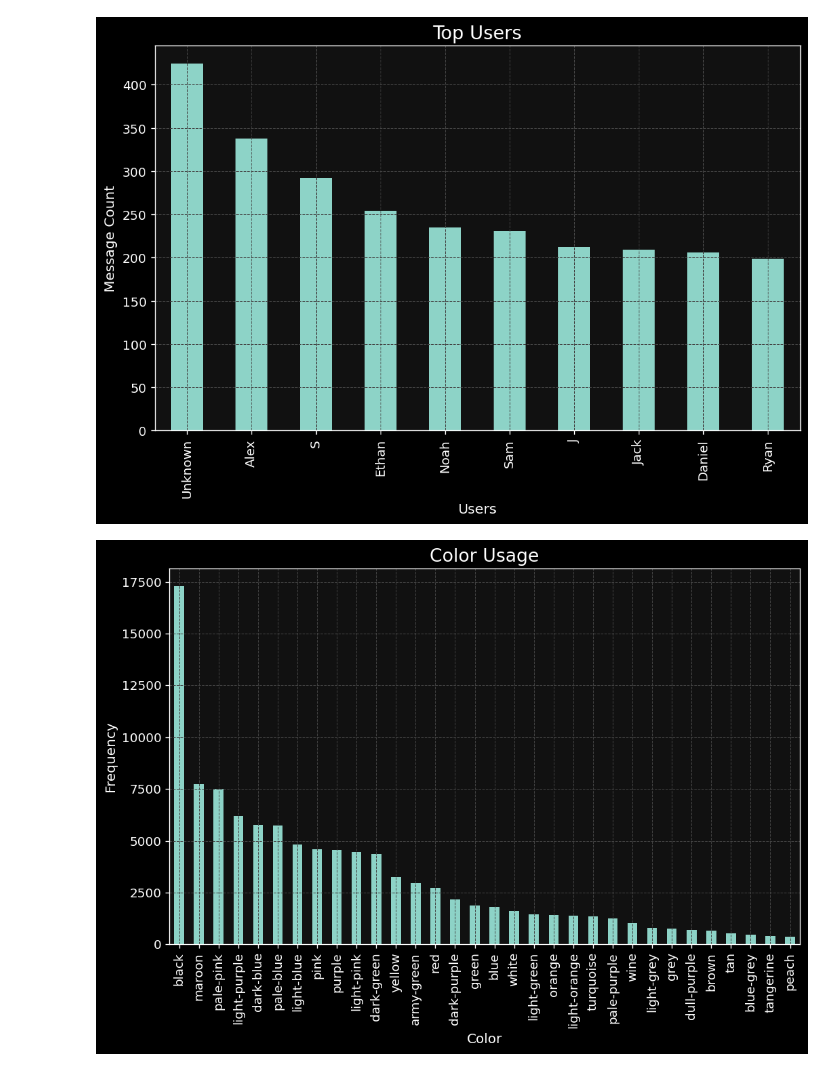
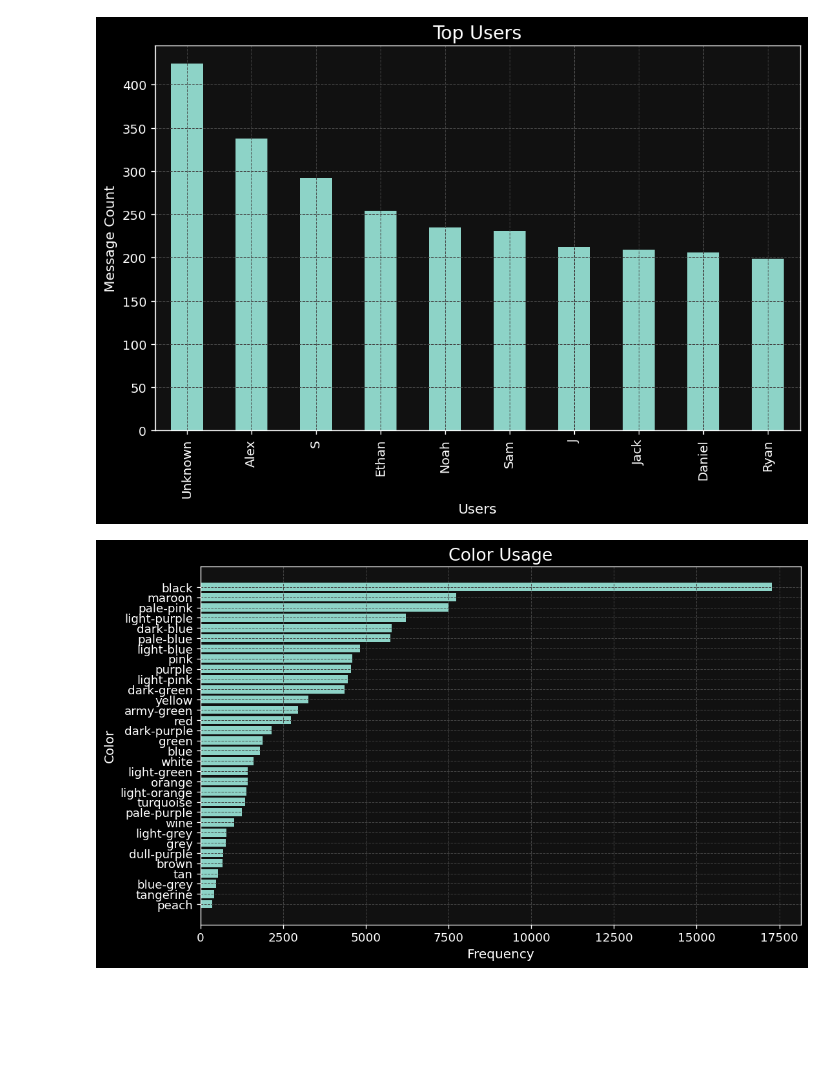
Before and after one commit to 456zamir8/Data_Science_Projects, a Jupyter notebook: Unsent_data/Unsent_project.ipynb, the cells around one changed output. Drawn from its saved outputs; the diff is of its cells as text; code cells hidden in the pictures; blank space fills up the shorter version.

```diff
--- a/Unsent_data/Unsent_project.ipynb
+++ b/Unsent_data/Unsent_project.ipynb
@@ -154,11 +154,14 @@ plt.show()
 # %% [output]
 [figure]
 # %%
-df['color'].value_counts().plot(kind='bar')
+color_counts = df['color'].value_counts().sort_values(ascending=True)
 
-plt.xlabel('Color')
-plt.ylabel('Frequency')
+plt.barh(color_counts.index, color_counts.values)
+
+plt.xlabel('Frequency')
+plt.ylabel('Color')
 plt.title('Color Usage')
+
 plt.show()
 # %% [output]
-[figure, old version]
+[figure, new version]
```
